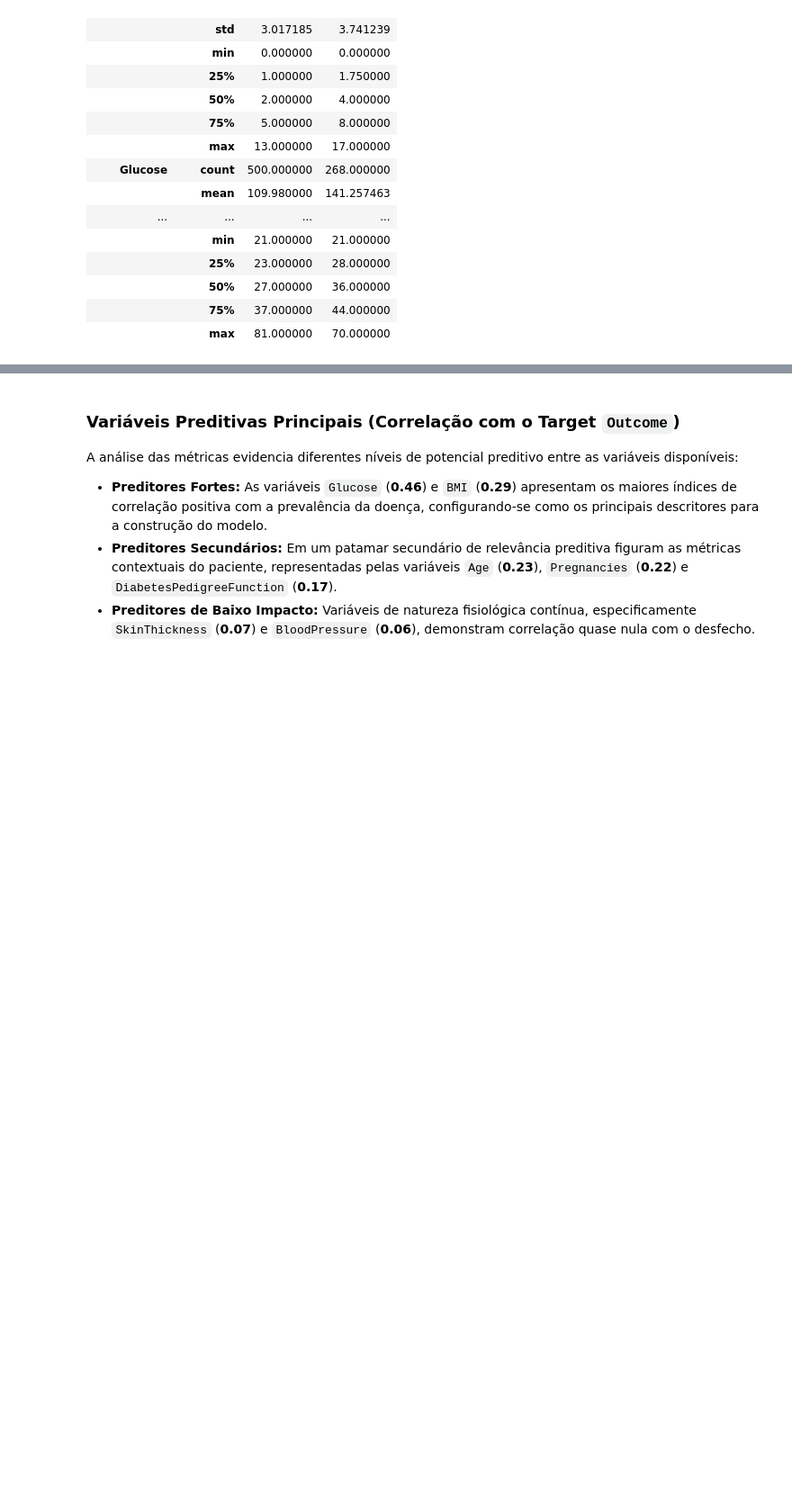
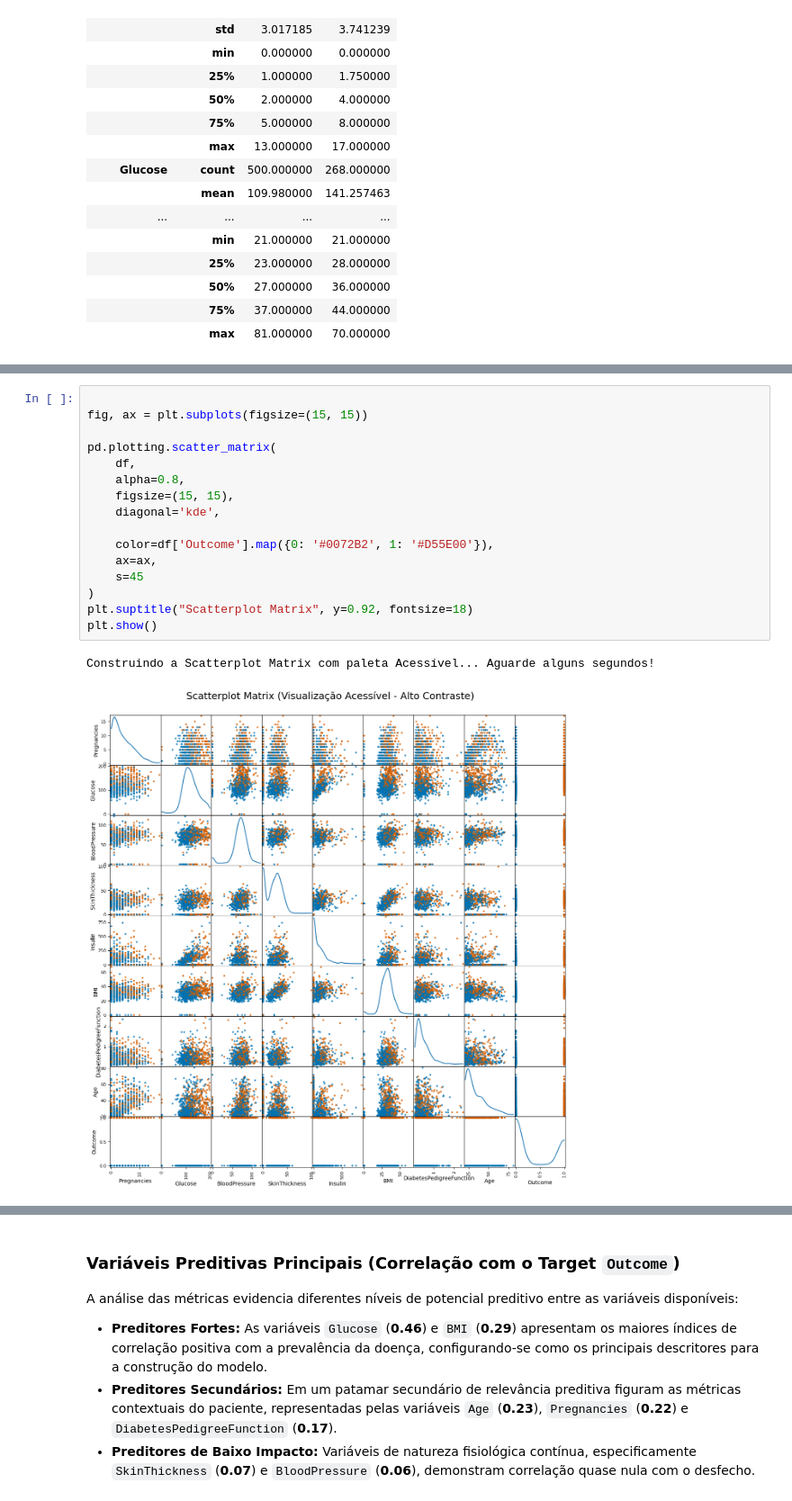
Before and after one commit to mvgv/techchallenge1, a Jupyter notebook: diabetes_eda.ipynb, the cells around one changed output, grey strips where cells are left out. Shown at 90% size. Drawn from its saved outputs; the diff is of its cells as text; blank space fills up the shorter version.

```diff
--- a/diabetes_eda.ipynb
+++ b/diabetes_eda.ipynb
@@ -163,0 +174,19 @@ df.corr()
+# %%
+
+fig, ax = plt.subplots(figsize=(15, 15))
+
+pd.plotting.scatter_matrix(
+    df,
+    alpha=0.8,
+    figsize=(15, 15),
+    diagonal='kde',
+
+    color=df['Outcome'].map({0: '#0072B2', 1: '#D55E00'}),
+    ax=ax,
+    s=45
+)
+plt.suptitle("Scatterplot Matrix", y=0.92, fontsize=18)
+plt.show()
+# %% [output]
+Construindo a Scatterplot Matrix com paleta Acessível... Aguarde alguns segundos!
+[figure, added]
```
Also changed, not shown: parts of 13 cells of this notebook.
